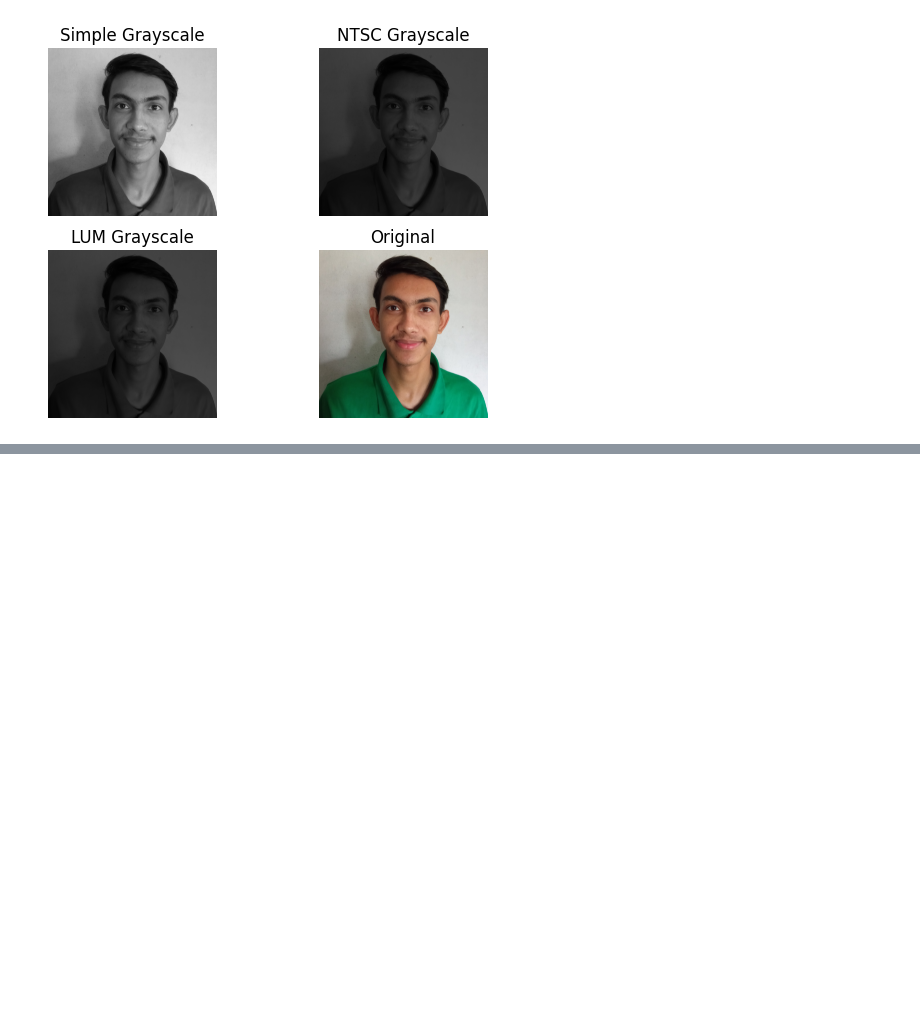
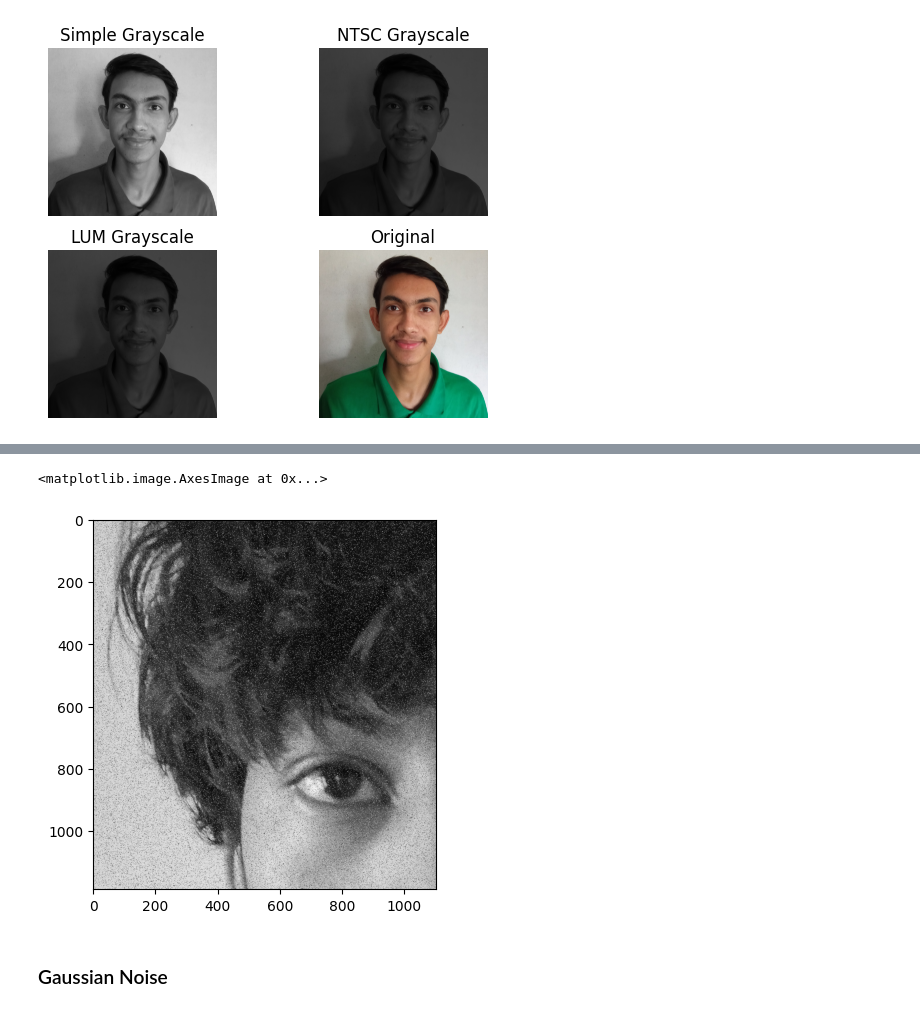
Before and after one commit to Arktetra/improc, a Jupyter notebook: notebooks/roshan_lab_1.ipynb, the cells around one changed output, grey strips where cells are left out. Saved outputs shown, nothing was run; the diff lists cells and outputs as text; code cells hidden in the pictures; blank space fills up the shorter version.

```diff
--- a/notebooks/roshan_lab_1.ipynb
+++ b/notebooks/roshan_lab_1.ipynb
@@ -108,0 +141,34 @@ mtpplt.show()
+# %%
+s_vs_p = 0.5
+amount = 0.1
+
+def add_sp_noise(img : np.ndarray) -> np.ndarray:
+    result = np.copy(img)
+    W, H = img.shape
+
+    # adding salt on the random sampled (x, y) coord
+    num_salt = int(np.ceil(amount * img.size * s_vs_p))
+
+    XY = []
+
+    for i in range(num_salt):
+        x = np.random.randint(0, W)
+        y = np.random.randint(0, H)
+        XY.append([x,y])
+        result[x][y] = 255
+
+    # adding pepper on the random sampled (x, y) coord
+    num_pepper = int(np.ceil(amount * img.size * (1 - s_vs_p)))
+
+    for i in range(num_pepper):
+        x = np.random.randint(0, W)
+        y = np.random.randint(0, H)
+        XY.append([x,y])
+        result[x][y] = 0
+
+    print(num_salt, num_pepper, img.size)
+
+    # with open("random_xy.txt", "w") as nf:
+    #     nf.write(str(XY))
+
+    return result
@@ -108,0 +181,7 @@ mtpplt.show()
+# %%
+mpl.imshow(noisy_img, cmap="gray")
+# %% [output]
+<matplotlib.image.AxesImage at 0x...>
+[figure, added]
+# %% [markdown]
+### Gaussian Noise
```
Also changed, not shown: parts of 15 cells of this notebook, 2 other files.
